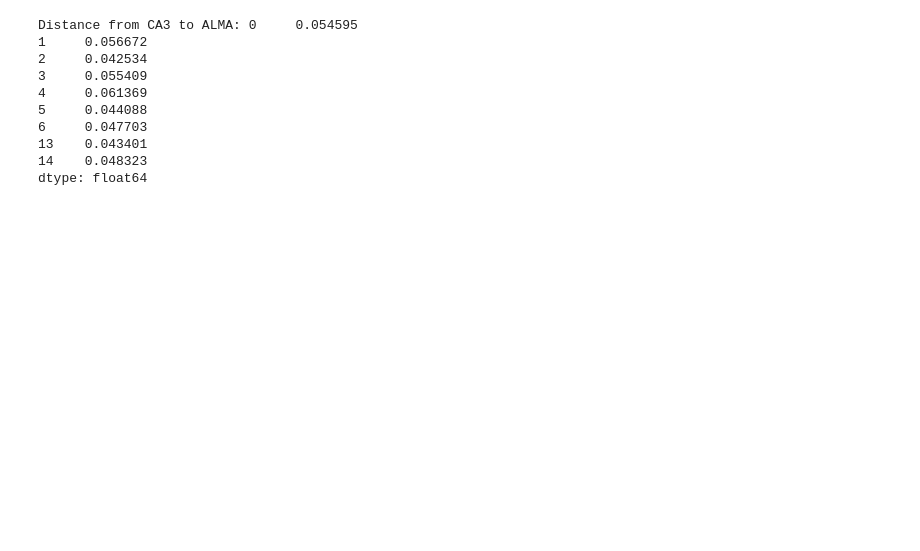
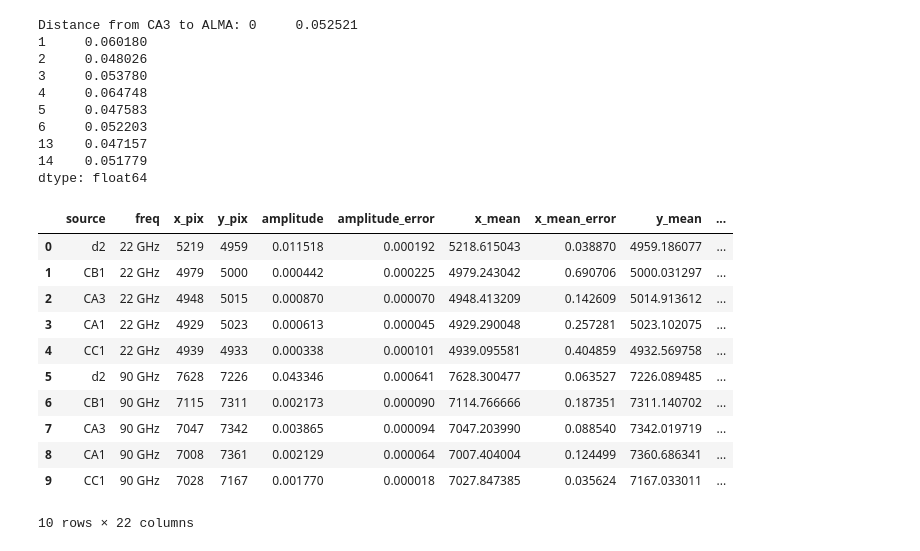
Before and after one commit to GalagaBits/W51-Masers-and-Starforming-Regions, a Jupyter notebook: notebooks/keplerian_curve_d2.ipynb, the cells around one changed output. Cells and saved outputs as stored; diff of their text form; code cells hidden in the pictures; blank space fills up the shorter version.

```diff
--- a/notebooks/keplerian_curve_d2.ipynb
+++ b/notebooks/keplerian_curve_d2.ipynb
@@ -15,8 +51,12 @@ CA3_vlsr_err = masers[(masers['source'] == 'd2')]['vlsr_kms_err']
 CA3_x = masers[(masers['source'] == 'd2')]['x_mean_sky']
 CA3_y = masers[(masers['source'] == 'd2')]['y_mean_sky']
 
-CA3_ALMA_x_sky = sources[((sources['source'] == 'd2') & (sources['freq'] == '90 GHz'))]['x_mean_sky']
-CA3_ALMA_y_sky = sources[((sources['source'] == 'd2') & (sources['freq'] == '90 GHz'))]['y_mean_sky']
+# CA3_ALMA_x_sky = sources[((sources['source'] == 'd2') & (sources['freq'] == '90 GHz'))]['x_mean_sky']
+# CA3_ALMA_y_sky = sources[((sources['source'] == 'd2') & (sources['freq'] == '90 GHz'))]['y_mean_sky']
+
+CA3_ALMA_x_sky = 290.91590672
+CA3_ALMA_y_sky = 14.51800645
+
 
 delta_y = float(CA3_ALMA_y_sky) - CA3_y
 delta_x = float(CA3_ALMA_x_sky) - CA3_x
@@ -24,13 +64,28 @@ delta_x = float(CA3_ALMA_x_sky) - CA3_x
 distance_from_CA3 = np.sqrt(delta_x**2 + delta_y**2) * u.deg.to(u.arcsec)
 print(f"Distance from CA3 to ALMA: {distance_from_CA3} ")
 # %% [output]
-Distance from CA3 to ALMA: 0     0.054595
-1     0.056672
-2     0.042534
-3     0.055409
-4     0.061369
-5     0.044088
-6     0.047703
-13    0.043401
-14    0.048323
+Distance from CA3 to ALMA: 0     0.052521
+1     0.060180
+2     0.048026
+3     0.053780
+4     0.064748
+5     0.047583
+6     0.052203
+13    0.047157
+14    0.051779
 dtype: float64
+# %%
+sources
+# %% [output]
+|  | source | freq | x_pix | y_pix | amplitude | amplitude_error | x_mean | x_mean_error | y_mean | ... |
+| 0 | d2 | 22 GHz | 5219 | 4959 | 0.011518 | 0.000192 | 5218.615043 | 0.038870 | 4959.186077 | ... |
+| 1 | CB1 | 22 GHz | 4979 | 5000 | 0.000442 | 0.000225 | 4979.243042 | 0.690706 | 5000.031297 | ... |
+| 2 | CA3 | 22 GHz | 4948 | 5015 | 0.000870 | 0.000070 | 4948.413209 | 0.142609 | 5014.913612 | ... |
+| 3 | CA1 | 22 GHz | 4929 | 5023 | 0.000613 | 0.000045 | 4929.290048 | 0.257281 | 5023.102075 | ... |
+| 4 | CC1 | 22 GHz | 4939 | 4933 | 0.000338 | 0.000101 | 4939.095581 | 0.404859 | 4932.569758 | ... |
+| 5 | d2 | 90 GHz | 7628 | 7226 | 0.043346 | 0.000641 | 7628.300477 | 0.063527 | 7226.089485 | ... |
+| 6 | CB1 | 90 GHz | 7115 | 7311 | 0.002173 | 0.000090 | 7114.766666 | 0.187351 | 7311.140702 | ... |
+| 7 | CA3 | 90 GHz | 7047 | 7342 | 0.003865 | 0.000094 | 7047.203990 | 0.088540 | 7342.019719 | ... |
+| 8 | CA1 | 90 GHz | 7008 | 7361 | 0.002129 | 0.000064 | 7007.404004 | 0.124499 | 7360.686341 | ... |
+| 9 | CC1 | 90 GHz | 7028 | 7167 | 0.001770 | 0.000018 | 7027.847385 | 0.035624 | 7167.033011 | ... |
+10 rows × 22 columns
```
Also changed, not shown: parts of 8 cells of this notebook, 5 other files.
